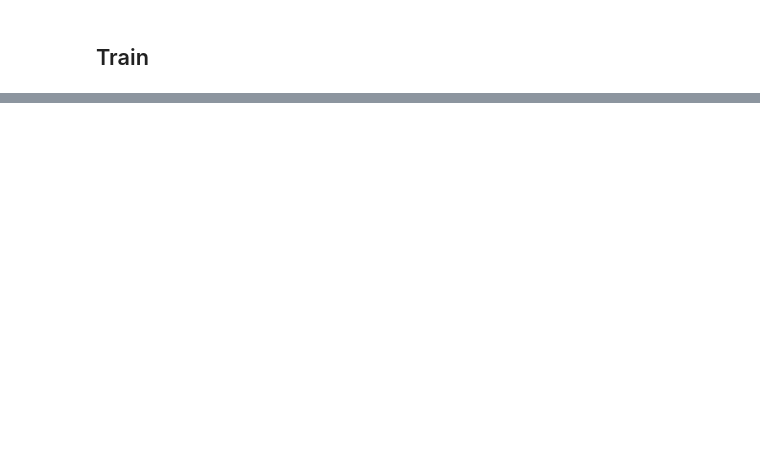
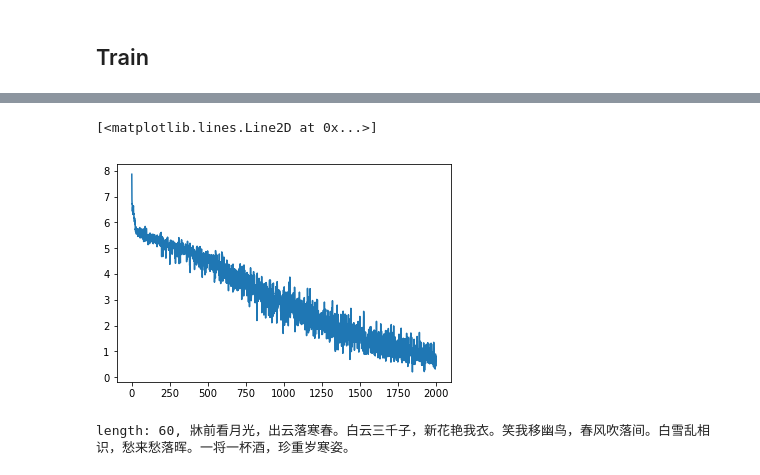
Before and after one commit to ytian81/chinese-poem, a Jupyter notebook: char-rnn/chinese-poem-generator.ipynb, the cells around one changed output, grey strips where cells are left out. Drawn from its saved outputs; the diff is of its cells as text; code cells hidden in the pictures; blank space fills up the shorter version.

Commit message:
finish Bai Li, 5 training

```diff
--- a/char-rnn/chinese-poem-generator.ipynb
+++ b/char-rnn/chinese-poem-generator.ipynb
@@ -57,0 +100,2 @@ length: 42, 君不见黄河之水天上来，长然空爲前草。徒李浮贤
+# %%
+solver.train()
@@ -57,0 +120,15 @@ length: 42, 君不见黄河之水天上来，长然空爲前草。徒李浮贤
+# %%
+import matplotlib.pyplot as plt
+import matplotlib.ticker as ticker
+%matplotlib inline
+
+plt.figure()
+plt.plot(solver.all_losses)
+# %% [output]
+[<matplotlib.lines.Line2D at 0x...>]
+[figure, added]
+# %%
+predicted = solver.evaluate(start_with='牀前看月光', temperature=0.2)
+print("length: %d, %s" % (len(predicted), predicted))
+# %% [output]
+length: 60, 牀前看月光，出云落寒春。白云三千子，新花艳我衣。笑我移幽鸟，春风吹落间。白雪乱相识，愁来愁落晖。一将一杯酒，珍重岁寒姿。
```
Also changed, not shown: parts of 18 cells of this notebook, 10 other files.
